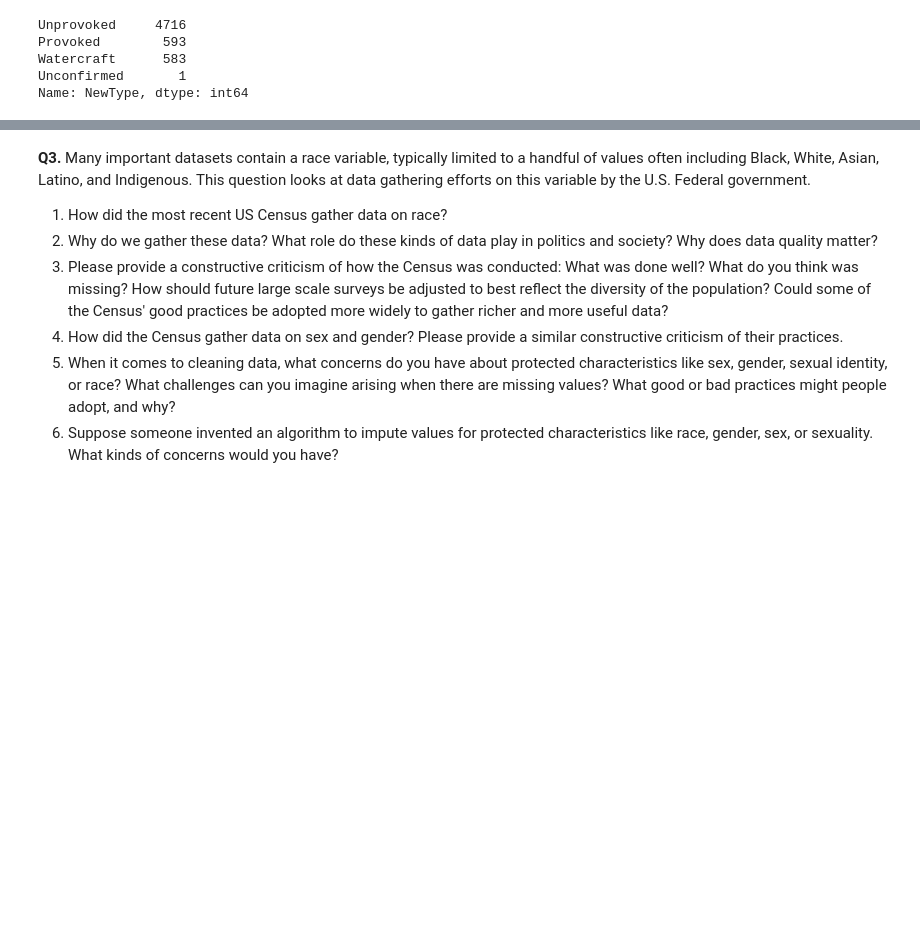
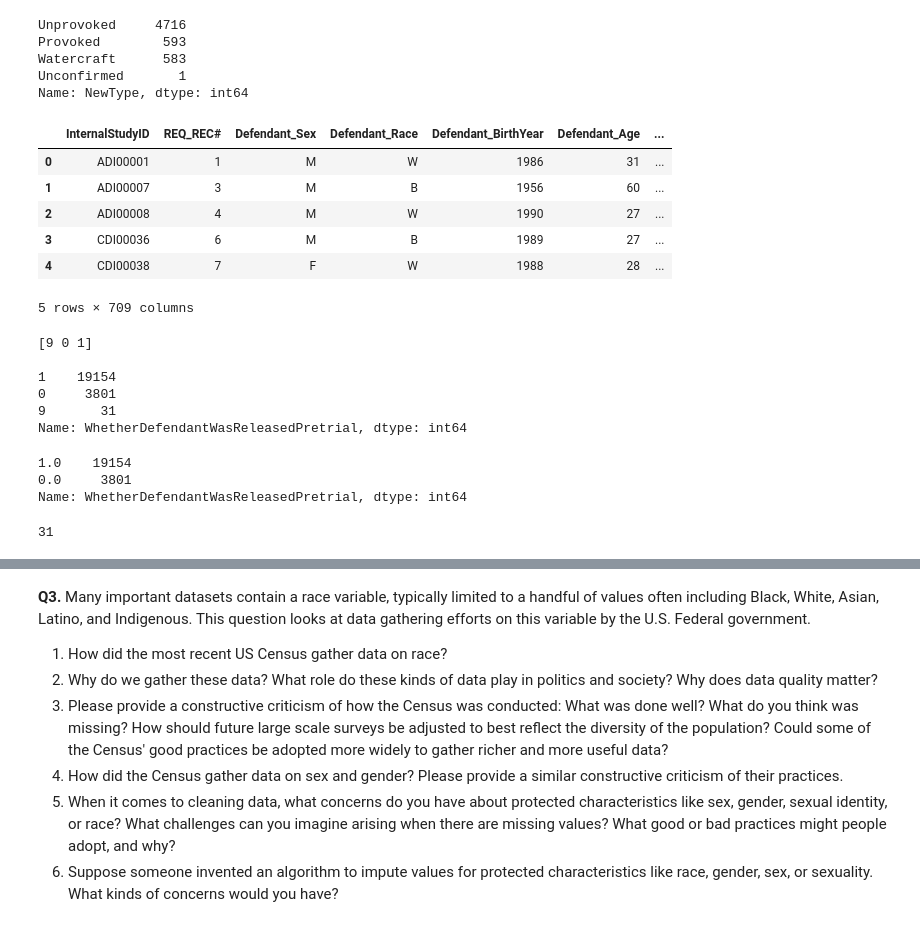
Before and after one commit to ElliotRoosevelt/wrangling, a Jupyter notebook: assignment/assignment.ipynb, the cells around one changed output, grey strips where cells are left out. Drawn from its saved outputs; the diff is of its cells as text; code cells hidden in the pictures; blank space fills up the shorter version.

```diff
--- a/assignment/assignment.ipynb
+++ b/assignment/assignment.ipynb
@@ -183,4 +183,5 @@ Unconfirmed       1
 Name: NewType, dtype: int64
 # %%
 #3
-Va=pd.read_csv('/content/October 2017 Cohort_Virginia Pretrial Data Project_Deidentified FINAL Update_10272021.csv', low_memory=False)
+#I used this link http://www.vcsc.virginia.gov/pretrialdataproject2017.html to find the csv file because I did not know how to use the pdf file in github
+VA=pd.read_csv('/content/October 2017 Cohort_Virginia Pretrial Data Project_Deidentified FINAL Update_10272021.csv', low_memory=False)
@@ -188,0 +188,35 @@ Va=pd.read_csv('/content/October 2017 Cohort_Virginia Pretrial Data Project_Deid
+# %%
+VA.head()
+#VA.columns.tolist()
+# %% [output]
+|  | InternalStudyID | REQ_REC# | Defendant_Sex | Defendant_Race | Defendant_BirthYear | Defendant_Age | ... |
+| 0 | ADI00001 | 1 | M | W | 1986 | 31 | ... |
+| 1 | ADI00007 | 3 | M | B | 1956 | 60 | ... |
+| 2 | ADI00008 | 4 | M | W | 1990 | 27 | ... |
+| 3 | CDI00036 | 6 | M | B | 1989 | 27 | ... |
+| 4 | CDI00038 | 7 | F | W | 1988 | 28 | ... |
+5 rows × 709 columns
+# %%
+#temp for the Whether Column separate from df
+released=VA['WhetherDefendantWasReleasedPretrial']
+print(released.unique(),'\n')
+print(released.value_counts(),'\n')
+# %% [output]
+[9 0 1]
+
+1    19154
+0     3801
+9       31
+Name: WhetherDefendantWasReleasedPretrial, dtype: int64
+# %%
+ # In the codebook, the 9's are "unclear"
+release = released.replace(9,np.nan)
+print(release.value_counts(),'\n')
+# %% [output]
+1.0    19154
+0.0     3801
+Name: WhetherDefendantWasReleasedPretrial, dtype: int64
+# %%
+sum(release.isnull()) # 31 missing values
+# %% [output]
+31
```
Also changed, not shown: parts of 12 cells of this notebook.
